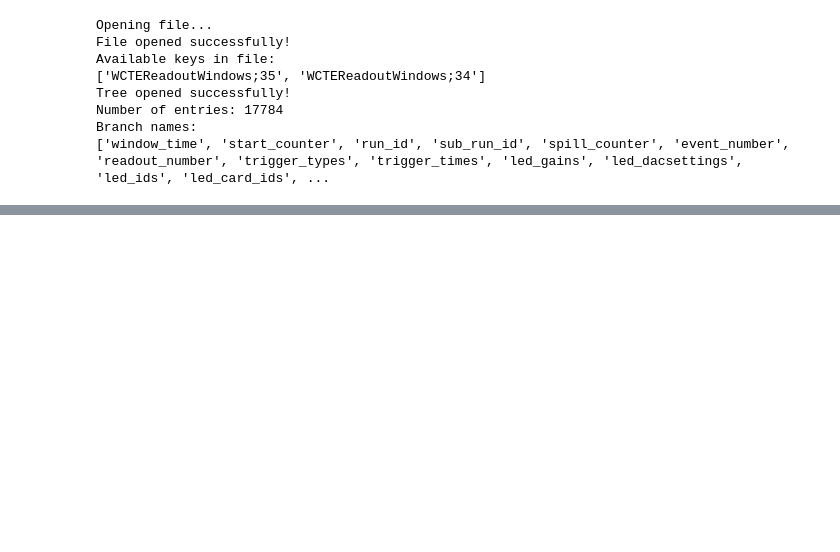
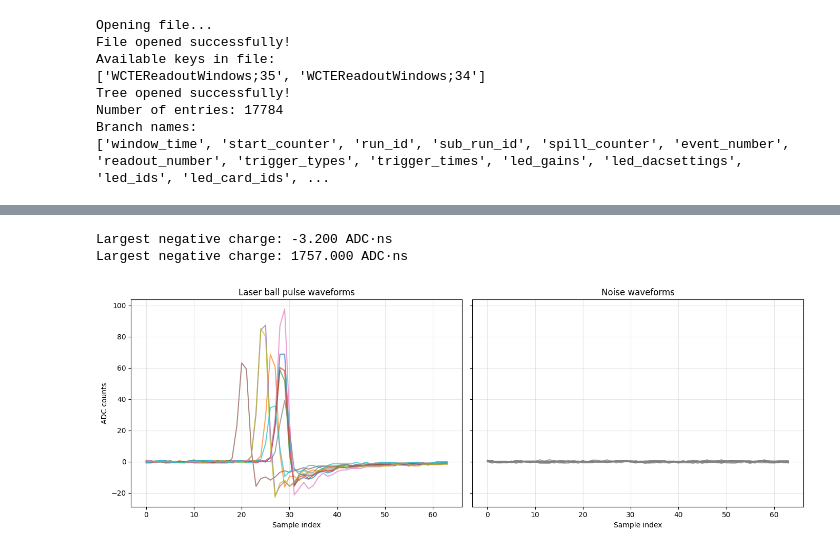
Before and after one commit to elenaramos44/WCTE_MC-Data_Validation_with_GAIN_Calibration, a Jupyter notebook: CALIBRATION.ipynb, the cells around one changed output, grey strips where cells are left out. Cells and saved outputs as stored; diff of their text form; code cells hidden in the pictures; blank space fills up the shorter version.

```diff
--- a/CALIBRATION.ipynb
+++ b/CALIBRATION.ipynb
@@ -1044 +1169,45 @@ Computed 10000 integrated charges
+# %%
+print(f"Largest negative charge: {charges.min():.3f} ADC·ns")
+print(f"Largest negative charge: {charges.max():.3f} ADC·ns")
+# %% [output]
+Largest negative charge: -3.200 ADC·ns
+Largest negative charge: 1757.000 ADC·ns
+# %%
+pulse_mask = np.zeros(len(charges), dtype=bool)
+noise_mask = np.zeros(len(charges), dtype=bool)
+
+index = 0
+for wf in signal_waveforms:
+    peaks = do_pulse_finding(wf)
+    if len(peaks) > 0:
+        pulse_mask[index] = True
+    else:
+        noise_mask[index] = True
+    index += 1
+
+#10 random waveforms for each data set
+pulse_indices = np.random.choice(np.where(pulse_mask)[0], size=min(10, np.sum(pulse_mask)), replace=False)
+noise_indices = np.random.choice(np.where(noise_mask)[0], size=min(10, np.sum(noise_mask)), replace=False)
+
+fig, axes = plt.subplots(1, 2, figsize=(14, 5), sharey=True)
+
+
+for idx in pulse_indices:
+    axes[0].plot(signal_waveforms[idx], alpha=0.7)
+axes[0].set_title(f"Laser ball pulse waveforms")
+axes[0].set_xlabel("Sample index")
+axes[0].set_ylabel("ADC counts")
+axes[0].grid(True, alpha=0.3)
+
+
+for idx in noise_indices:
+    axes[1].plot(signal_waveforms[idx], alpha=0.7, color='gray')
+axes[1].set_title(f"Noise waveforms")
+axes[1].set_xlabel("Sample index")
+axes[1].grid(True, alpha=0.3)
+
+plt.tight_layout()
+plt.show()
+# %% [output]
+[figure, added]
 # %%
```
Also changed, not shown: parts of 15 cells of this notebook.
